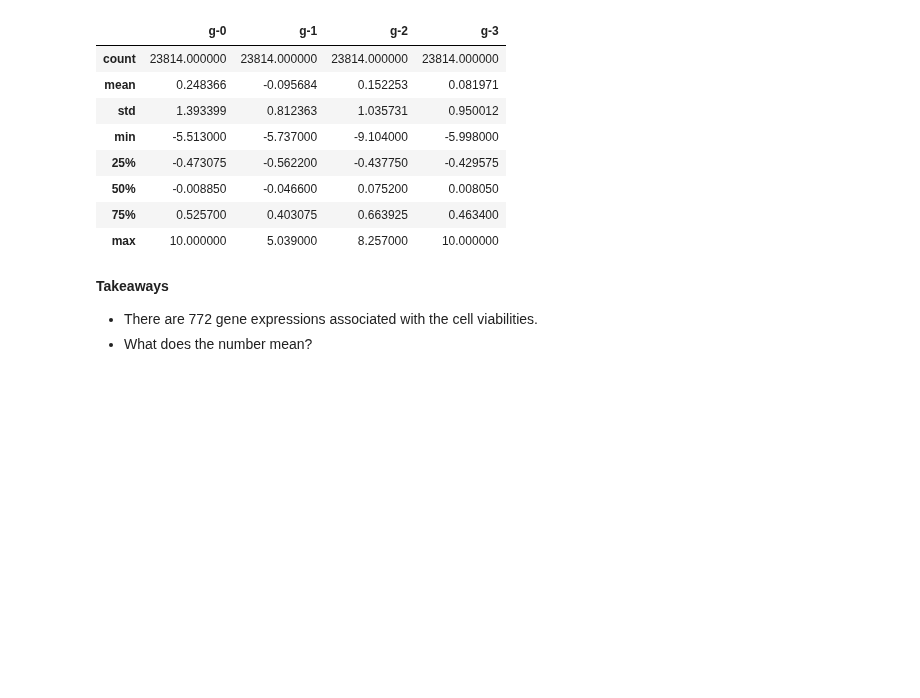
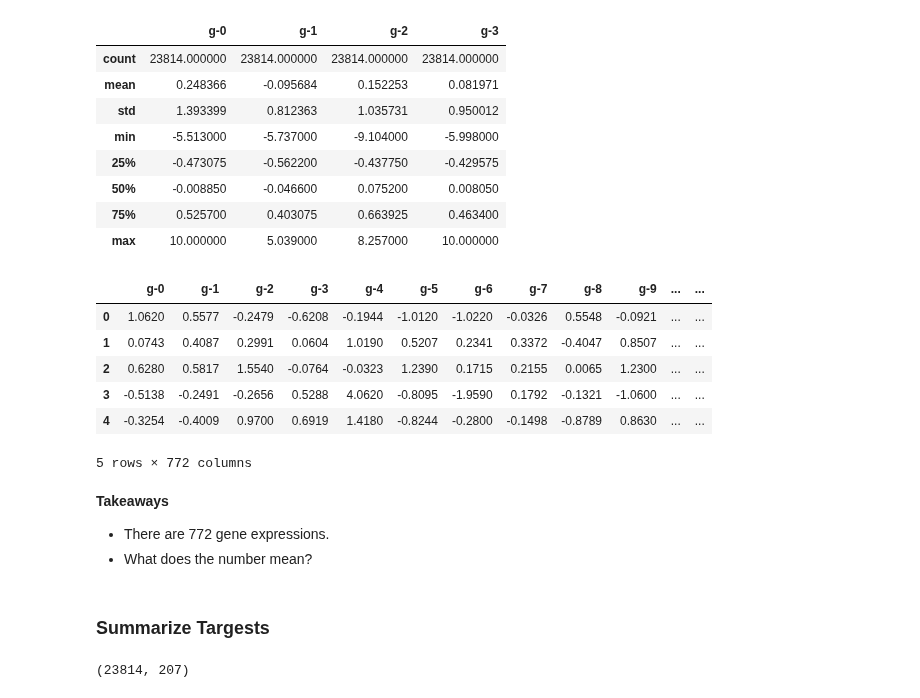
Before and after one commit to Yongliang-Shi/Mechanism-of-Action-Prediction, a Jupyter notebook: moa_prediction.ipynb, the cells around one changed output. Drawn from its saved outputs; the diff is of its cells as text; code cells hidden in the pictures; blank space fills up the shorter version.

Commit message:
initial summarize the target variables

```diff
--- a/moa_prediction.ipynb
+++ b/moa_prediction.ipynb
@@ -115,7 +115,26 @@ df_gene_expression.iloc[:, 0:4].describe()
 | 50% | -0.008850 | -0.046600 | 0.075200 | 0.008050 |
 | 75% | 0.525700 | 0.403075 | 0.663925 | 0.463400 |
 | max | 10.000000 | 5.039000 | 8.257000 | 10.000000 |
+# %%
+df_gene_expression.head()
+# %% [output]
+|  | g-0 | g-1 | g-2 | g-3 | g-4 | g-5 | g-6 | g-7 | g-8 | g-9 | ... | ... |
+| 0 | 1.0620 | 0.5577 | -0.2479 | -0.6208 | -0.1944 | -1.0120 | -1.0220 | -0.0326 | 0.5548 | -0.0921 | ... | ... |
+| 1 | 0.0743 | 0.4087 | 0.2991 | 0.0604 | 1.0190 | 0.5207 | 0.2341 | 0.3372 | -0.4047 | 0.8507 | ... | ... |
+| 2 | 0.6280 | 0.5817 | 1.5540 | -0.0764 | -0.0323 | 1.2390 | 0.1715 | 0.2155 | 0.0065 | 1.2300 | ... | ... |
+| 3 | -0.5138 | -0.2491 | -0.2656 | 0.5288 | 4.0620 | -0.8095 | -1.9590 | 0.1792 | -0.1321 | -1.0600 | ... | ... |
+| 4 | -0.3254 | -0.4009 | 0.9700 | 0.6919 | 1.4180 | -0.8244 | -0.2800 | -0.1498 | -0.8789 | 0.8630 | ... | ... |
+5 rows × 772 columns
 # %% [markdown]
 **Takeaways**
-- There are 772 gene expressions associated with the cell viabilities.
+- There are 772 gene expressions.
 - What does the number mean?
+# %% [markdown]
+### Summarize Targests
+# %%
+# Read train_targets_scored.csv
+
+df_score = pd.read_csv("train_targets_scored.csv")
+df_score.shape
+# %% [output]
+(23814, 207)
```
Also changed, not shown: parts of 5 cells of this notebook.
